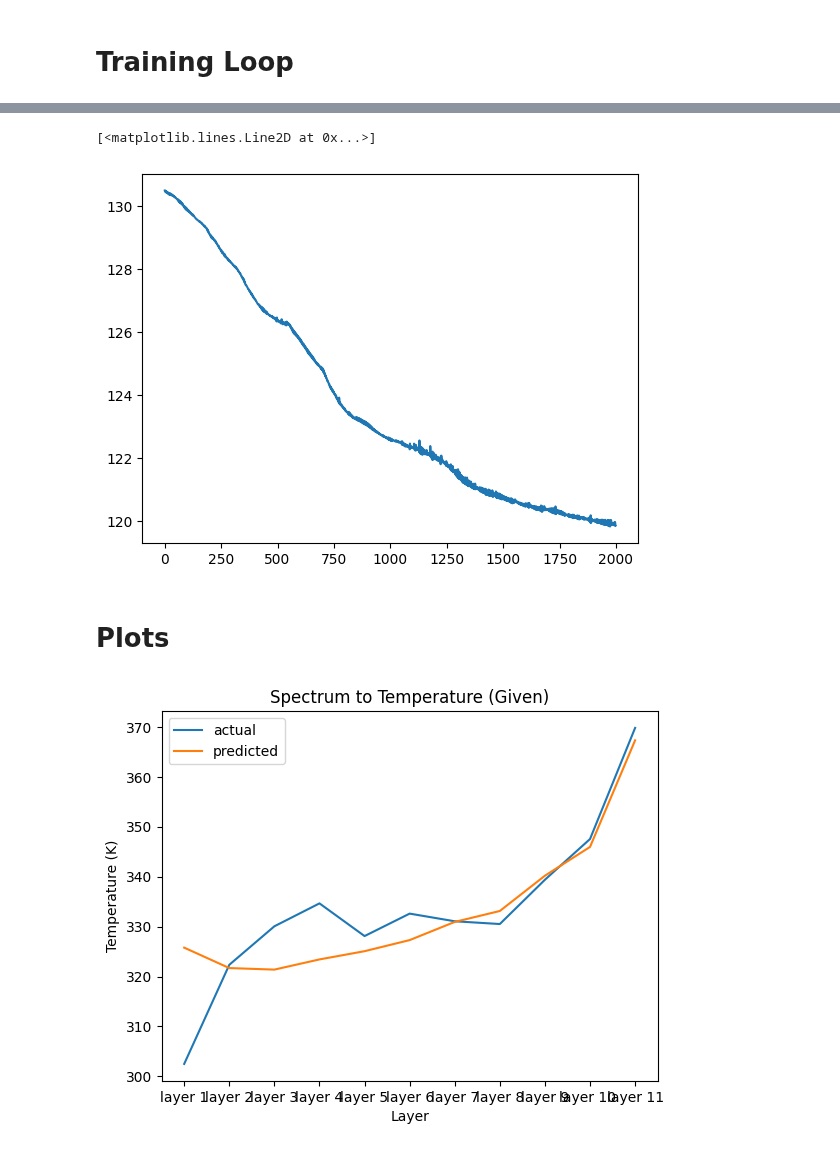
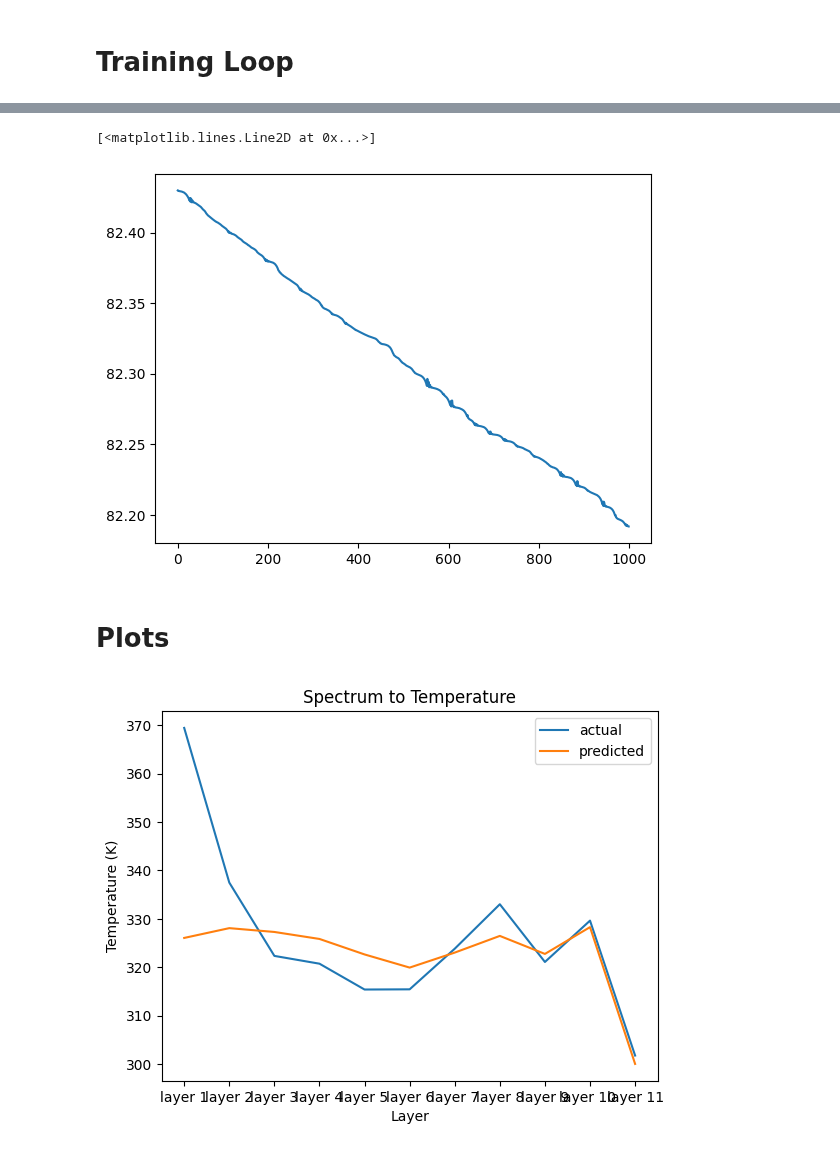
Before and after one commit to iAmBrig12/REU_AI_Thermography, a Jupyter notebook: dt_nn.ipynb, the cells around one changed output, grey strips where cells are left out. Cells and saved outputs as stored; diff of their text form; code cells hidden in the pictures.

Commit message:
tried with linear regression....

```diff
--- a/dt_nn.ipynb
+++ b/dt_nn.ipynb
@@ -31,16 +31,12 @@ from sklearn.model_selection import train_test_split
 # 0 - spectrum to temp
 direction = 0
 
-# 1 - split training data
-# 0 - use given training and validation data
-split = 0
-
 # use only if split == 1
 # 1 - combine given training and validation data
 # 0 - use only training data
-combine = 0
+combine = 1
 
-if not split:
+if not combine:
     if direction:
         X_train = temp_train
         X_test = temp_test
@@ -52,9 +48,8 @@ if not split:
         y_train = temp_train
         y_test = temp_test
 else:
-    if combine:
-        spectrum = pd.concat([spectrum_train, spectrum_test], axis=0)
-        temp = pd.concat([temp_train, temp_test], axis=0)
+    spectrum = pd.concat([spectrum_train, spectrum_test], axis=0)
+    temp = pd.concat([temp_train, temp_test], axis=0)
     if direction:
         X_train, X_test, y_train, y_test = train_test_split(temp, spectrum, test_size=0.3, random_state=101)
     else:
@@ -86,27 +85,12 @@ _, output_size = y.shape
 class Net(nn.Module):
     def __init__(self, input_size, output_size):
         super(Net, self).__init__()
-        self.lin1 = nn.Linear(input_size, 128)
-        self.lin2 = nn.Linear(128, 128)
-        self.lin3 = nn.Linear(128, 128)
-        self.lin4 = nn.Linear(128, 128)
-        self.lin5 = nn.Linear(128, 128)
-        self.lin6 = nn.Linear(128, 128)
-        self.lin7 = nn.Linear(128, 128)
-        self.lin8 = nn.Linear(128, 128)
-        self.lin9 = nn.Linear(128, 128)
-        self.lin_fin = nn.Linear(128, output_size)
+        self.lin1 = nn.Linear(input_size, 30)
+        self.lin2 = nn.Linear(30, 30)
+        self.lin_fin = nn.Linear(30, output_size)
 
     def forward(self, x):
         output = F.leaky_relu(self.lin1(x))
-        output = F.leaky_relu(self.lin2(output))
-        output = F.leaky_relu(self.lin3(output))
-        output = F.leaky_relu(self.lin4(output))
-        output = F.leaky_relu(self.lin5(output))
-        output = F.leaky_relu(self.lin6(output))
-        output = F.leaky_relu(self.lin7(output))
-        output = F.leaky_relu(self.lin8(output))
-        output = F.leaky_relu(self.lin9(output))
         output = self.lin_fin(output)
         return output
 # %%
@@ -153,8 +138,8 @@ epoch: 3000, loss = 119.8677
 # %%
-plt.plot(loss_list[1000:3000])
+plt.plot(loss_list[-1000:num_epochs])
 # %% [output]
 [<matplotlib.lines.Line2D at 0x...>]
-[figure, old version]
+[figure, new version]
 # %% [markdown]
 # Plots
 # %%
@@ -165,32 +150,26 @@ actual = y_test
 # %%
 import matplotlib.pyplot as plt
 import random
 
 index = random.randint(0, len(actual))
 
 actual_np = actual.values[index]
 pred_np = pred.values[index]
 
 
 plt.plot(y_train.columns, actual_np, label='actual')
 plt.plot(y_train.columns, pred_np,  label='predicted')
 
 if direction:
-    if split:
-        plt.title("Temperature to Spectrum (Split)")
-    else:
-        plt.title("Temperature to Spectrum (Given)")
+    plt.title("Temperature to Spectrum")
     plt.xlabel("Wavlength")
     plt.ylabel("Intensity")
 else:
-    if split:
-        plt.title("Spectrum to Temperature (Split)")
-    else:
-        plt.title("Spectrum to Temperature (Given)")
+    plt.title("Spectrum to Temperature")
     plt.xlabel("Layer")
     plt.ylabel("Temperature (K)")
 
 plt.legend()
 plt.show()
 # %% [output]
-[figure, old version]
+[figure, new version]
```
Also changed, not shown: parts of 2 cells of this notebook, 2 other files.
